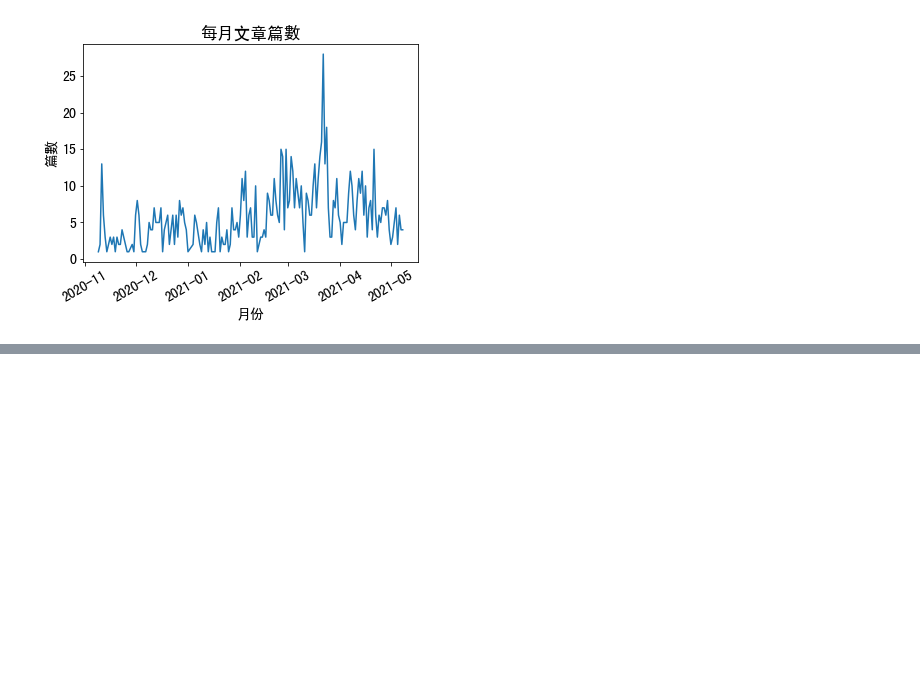
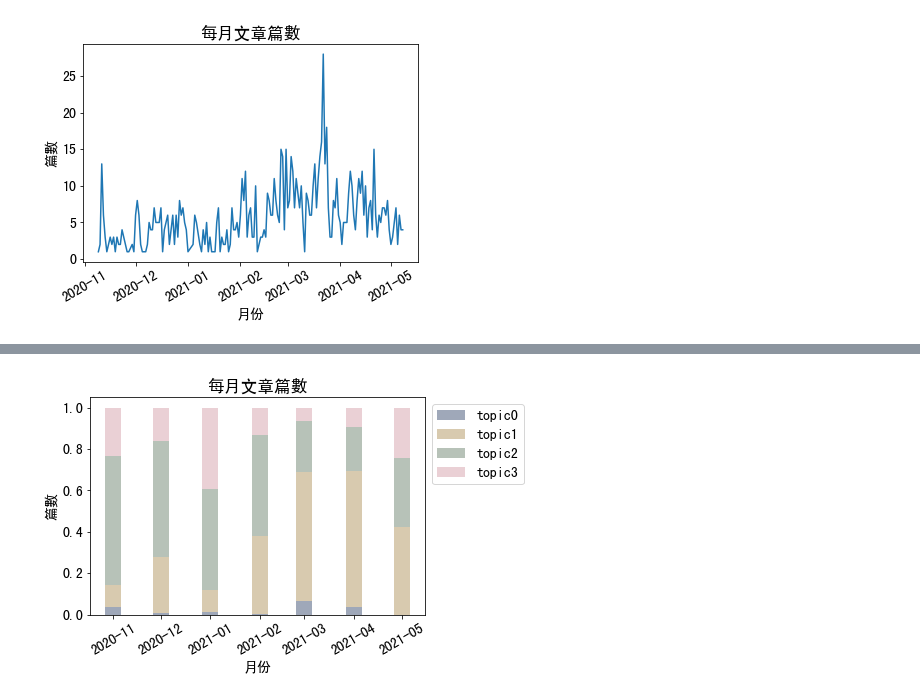
Before and after one commit to Text-Analytics-and-Retrieval/SMA_2021F, a Jupyter notebook: week12_topic_model/week12_ch.ipynb, the cells around one changed output, grey strips where cells are left out. Saved outputs shown, nothing was run; the diff lists cells and outputs as text; code cells hidden in the pictures; blank space fills up the shorter version.

```diff
--- a/week12_topic_model/week12_ch.ipynb
+++ b/week12_topic_model/week12_ch.ipynb
@@ -389,0 +422,8 @@ plt.show()
+# %%
+ratio_df = date_df.copy()
+ratio_df['sum'] = ratio_df.topic0 + ratio_df.topic1 + ratio_df.topic2 + ratio_df.topic3
+
+for i in range(0,4):
+    ratio_df['topic'+str(i)] = ratio_df['topic'+str(i)] / ratio_df['sum']
+
+ratio_df
@@ -389,0 +440,18 @@ plt.show()
+# %%
+temp_bottom = 0
+
+for i in range(0,4):
+    if(i>0):
+        temp_bottom = temp_bottom + ratio_df[column[i-1]]
+        plt.bar(ratio_df.index, ratio_df[column[i]] ,color=color[i], bottom=temp_bottom ,label=column[i], width=10)
+    else: # 主題一 bottom 為 0
+        plt.bar(ratio_df.index, ratio_df[column[i]] ,color=color[i], label=column[i], width=10)
+
+plt.title('每月文章篇數') # 標題
+plt.xlabel('月份') # x軸標題
+plt.ylabel('篇數') # y軸標題
+plt.xticks(rotation=30)
+plt.legend(bbox_to_anchor=(1,1), loc='upper left') #標示的位置
+plt.show()
+# %% [output]
+[figure, added]
```
Also changed, not shown: parts of 91 cells of this notebook, 8 other files.
